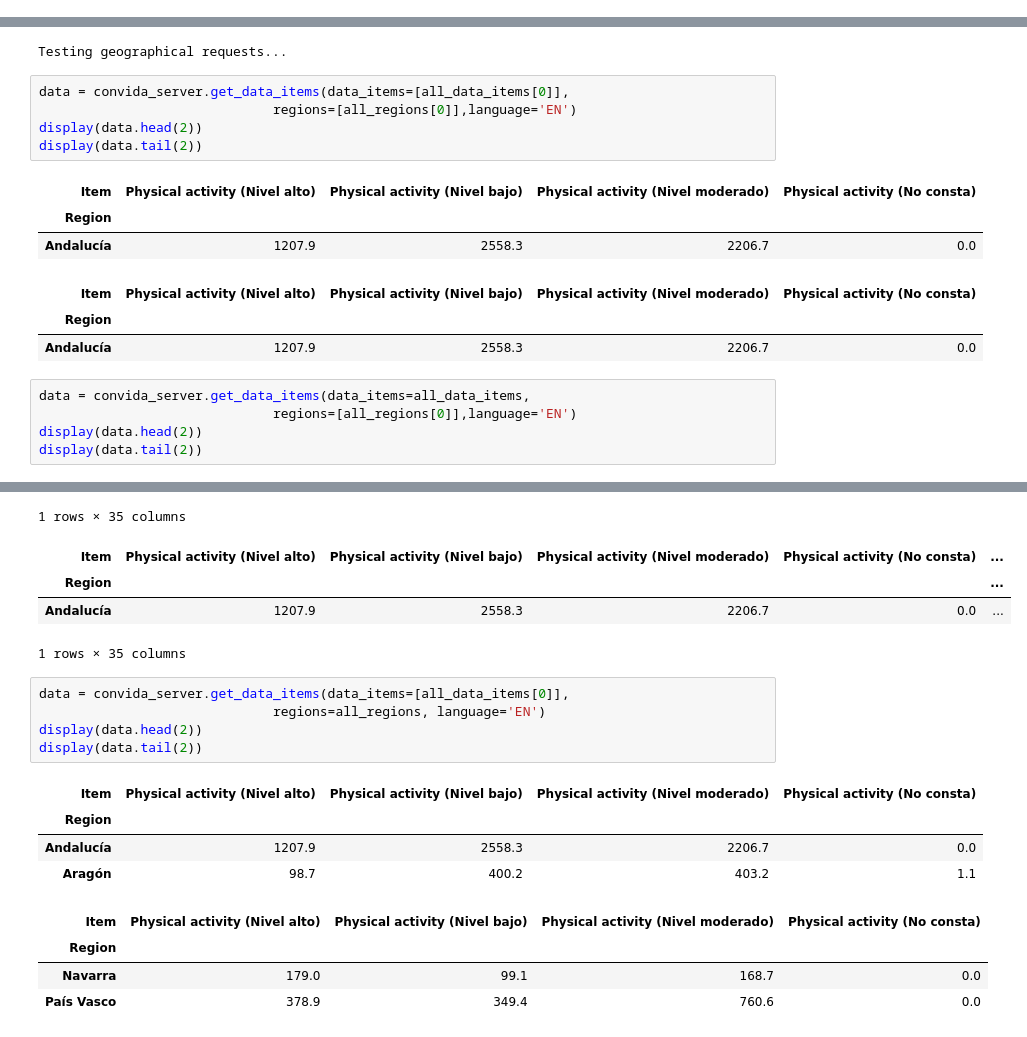
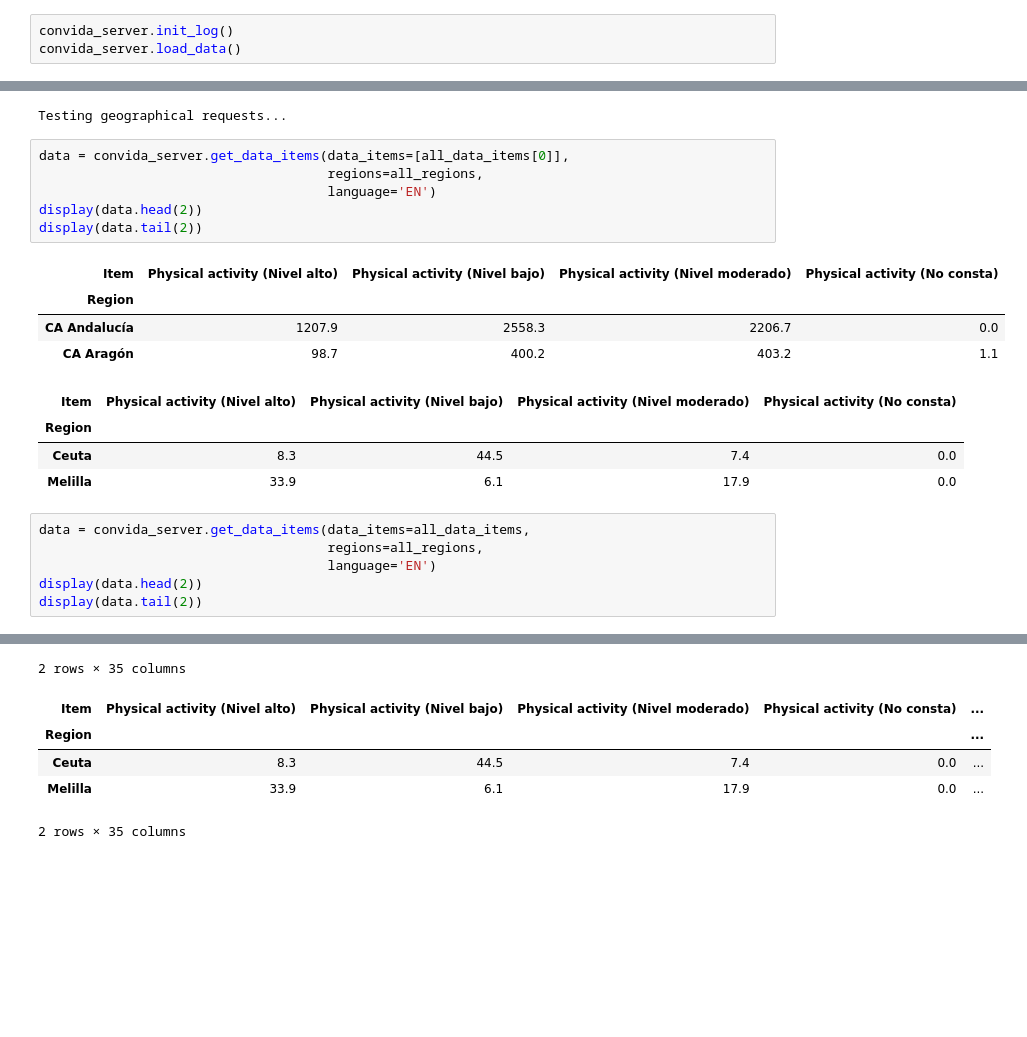
Before and after one commit to CyberDataLab/COnVIDa-lib, a Jupyter notebook: server/test_server_lib.ipynb, the cells around one changed output, grey strips where cells are left out. Drawn from its saved outputs; the diff is of its cells as text; blank space fills up the shorter version.

```diff
--- a/server/test_server_lib.ipynb
+++ b/server/test_server_lib.ipynb
@@ -237,2 +146,5 @@ display(data.tail(2))
 # %% [markdown]
 ## TESTING UPDATE
+# %%
+convida_server.init_log()
+convida_server.load_data()
@@ -400,19 +306,23 @@ for data_items in datasources.values():
 Testing geographical requests...
 # %%
 data = convida_server.get_data_items(data_items=[all_data_items[0]],
-                              regions=[all_regions[0]],language='EN')
+                                     regions=all_regions,
+                                     language='EN')
 display(data.head(2))
 display(data.tail(2))
 # %% [output]
 | Item | Physical activity (Nivel alto) | Physical activity (Nivel bajo) | Physical activity (Nivel moderado) | Physical activity (No consta) |
 | Region |  |  |  |  |
-| Andalucía | 1207.9 | 2558.3 | 2206.7 | 0.0 |
+| CA Andalucía | 1207.9 | 2558.3 | 2206.7 | 0.0 |
+| CA Aragón | 98.7 | 400.2 | 403.2 | 1.1 |
 | Item | Physical activity (Nivel alto) | Physical activity (Nivel bajo) | Physical activity (Nivel moderado) | Physical activity (No consta) |
 | Region |  |  |  |  |
-| Andalucía | 1207.9 | 2558.3 | 2206.7 | 0.0 |
+| Ceuta | 8.3 | 44.5 | 7.4 | 0.0 |
+| Melilla | 33.9 | 6.1 | 17.9 | 0.0 |
 # %%
 data = convida_server.get_data_items(data_items=all_data_items,
-                              regions=[all_regions[0]],language='EN')
+                                     regions=all_regions,
+                                     language='EN')
 display(data.head(2))
 display(data.tail(2))
 # %% [output]
@@ -422,19 +333,6 @@ display(data.tail(2))
-1 rows × 35 columns
+2 rows × 35 columns
 | Item | Physical activity (Nivel alto) | Physical activity (Nivel bajo) | Physical activity (Nivel moderado) | Physical activity (No consta) | ... |
 | Region |  |  |  |  | ... |
-| Andalucía | 1207.9 | 2558.3 | 2206.7 | 0.0 | ... |
+| Ceuta | 8.3 | 44.5 | 7.4 | 0.0 | ... |
+| Melilla | 33.9 | 6.1 | 17.9 | 0.0 | ... |
-1 rows × 35 columns
+2 rows × 35 columns
-# %%
-data = convida_server.get_data_items(data_items=[all_data_items[0]],
-                              regions=all_regions, language='EN')
-display(data.head(2))
-display(data.tail(2))
-# %% [output]
-| Item | Physical activity (Nivel alto) | Physical activity (Nivel bajo) | Physical activity (Nivel moderado) | Physical activity (No consta) |
-| Region |  |  |  |  |
-| Andalucía | 1207.9 | 2558.3 | 2206.7 | 0.0 |
-| Aragón | 98.7 | 400.2 | 403.2 | 1.1 |
-| Item | Physical activity (Nivel alto) | Physical activity (Nivel bajo) | Physical activity (Nivel moderado) | Physical activity (No consta) |
-| Region |  |  |  |  |
-| Navarra | 179.0 | 99.1 | 168.7 | 0.0 |
-| País Vasco | 378.9 | 349.4 | 760.6 | 0.0 |
```
Also changed, not shown: parts of 27 cells of this notebook, 24 other files.
